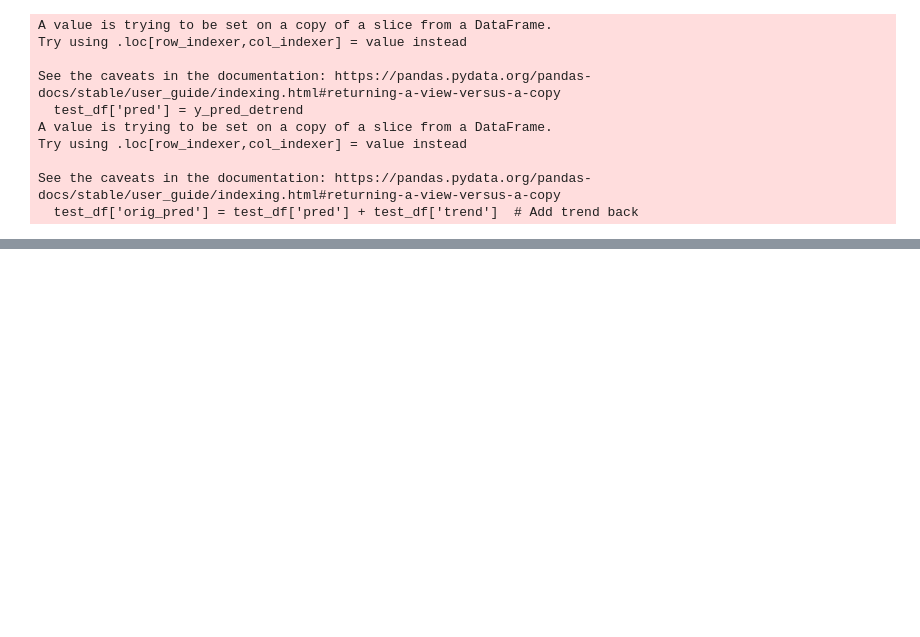
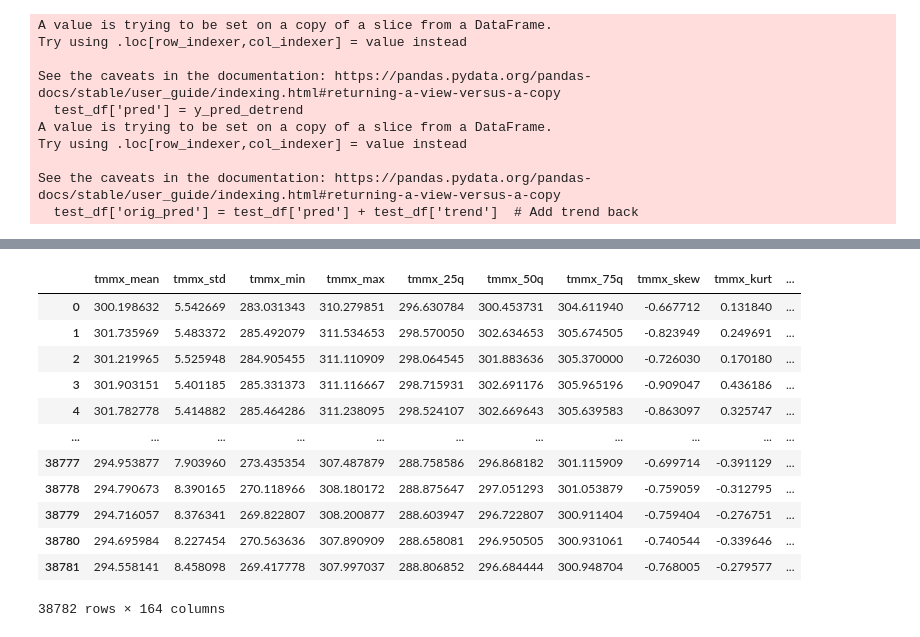
Before and after one commit to shrey-gupta/soil-land-crop, a Jupyter notebook: gridMET.ipynb, the cells around one changed output, grey strips where cells are left out. Drawn from its saved outputs; the diff is of its cells as text; code cells hidden in the pictures; blank space fills up the shorter version.

```diff
--- a/gridMET.ipynb
+++ b/gridMET.ipynb
@@ -1754,0 +1897,27 @@ See the caveats in the documentation: https://pandas.pydata.org/pandas-docs/stab
+# %%
+df_yield = gridMET_hz_data[['id2', 'year', 'yield']].sort_values(['id2', 'year'])
+
+df_yield['yield_prev_year'] = df_yield.groupby('id2')['yield'].shift(1)
+df_yield['yield_5yr_mean'] = df_yield.groupby('id2')['yield'].shift(1).rolling(5, min_periods=1).mean().reset_index(0, drop=True)
+df_yield['yield_min'] = df_yield.groupby('id2')['yield'].transform(lambda x: x.shift(1).expanding().min())
+df_yield['yield_max'] = df_yield.groupby('id2')['yield'].transform(lambda x: x.shift(1).expanding().max())
+df_yield['yield_std'] = df_yield.groupby('id2')['yield'].transform(lambda x: x.shift(1).expanding().std())
+df_yield['yield_mean'] = df_yield.groupby('id2')['yield'].transform(lambda x: x.shift(1).expanding().mean())
+
+def add_yield_trend(group):
+    proj = []
+    for _, row in group.iterrows():
+        past = group[group['year'] < row['year']]
+        if len(past) >= 3:
+            slope, intercept = np.polyfit(past['year'], past['yield'], 1)
+            proj.append(slope * row['year'] + intercept)
+        else:
+            proj.append(np.nan)
+    group['yield_trend_pred'] = proj
+    return group
+
+df_yield = df_yield.groupby('id2', group_keys=False).apply(add_yield_trend)
+# %%
+final_df = features_reduced.merge(df_yield.drop(columns='yield'), on=['id2', 'year'], how='left')
+# %%
+final_df_curated = final_df[final_df['year'] >= 1985]
@@ -1754,0 +2005,23 @@ See the caveats in the documentation: https://pandas.pydata.org/pandas-docs/stab
+# %%
+#### When detrending takes place
+
+all_years = sorted(df_yield['year'].unique())
+# df_yield_detrended = county_detrend_func_hist(df_yield, all_years)
+df_yield_detrended = county_detrend_func_loess_hist(df_yield, all_years)
+final_detrend_df = final_df_curated.merge(df_yield_detrended.drop(columns='yield'), on=['id2', 'year'], how='left')
+# %%
+final_detrend_df
+# %% [output]
+|  | tmmx_mean | tmmx_std | tmmx_min | tmmx_max | tmmx_25q | tmmx_50q | tmmx_75q | tmmx_skew | tmmx_kurt | ... |
+| 0 | 300.198632 | 5.542669 | 283.031343 | 310.279851 | 296.630784 | 300.453731 | 304.611940 | -0.667712 | 0.131840 | ... |
+| 1 | 301.735969 | 5.483372 | 285.492079 | 311.534653 | 298.570050 | 302.634653 | 305.674505 | -0.823949 | 0.249691 | ... |
+| 2 | 301.219965 | 5.525948 | 284.905455 | 311.110909 | 298.064545 | 301.883636 | 305.370000 | -0.726030 | 0.170180 | ... |
+| 3 | 301.903151 | 5.401185 | 285.331373 | 311.116667 | 298.715931 | 302.691176 | 305.965196 | -0.909047 | 0.436186 | ... |
+| 4 | 301.782778 | 5.414882 | 285.464286 | 311.238095 | 298.524107 | 302.669643 | 305.639583 | -0.863097 | 0.325747 | ... |
+| ... | ... | ... | ... | ... | ... | ... | ... | ... | ... | ... |
+| 38777 | 294.953877 | 7.903960 | 273.435354 | 307.487879 | 288.758586 | 296.868182 | 301.115909 | -0.699714 | -0.391129 | ... |
+| 38778 | 294.790673 | 8.390165 | 270.118966 | 308.180172 | 288.875647 | 297.051293 | 301.053879 | -0.759059 | -0.312795 | ... |
+| 38779 | 294.716057 | 8.376341 | 269.822807 | 308.200877 | 288.603947 | 296.722807 | 300.911404 | -0.759404 | -0.276751 | ... |
+| 38780 | 294.695984 | 8.227454 | 270.563636 | 307.890909 | 288.658081 | 296.950505 | 300.931061 | -0.740544 | -0.339646 | ... |
+| 38781 | 294.558141 | 8.458098 | 269.417778 | 307.997037 | 288.806852 | 296.684444 | 300.948704 | -0.768005 | -0.279577 | ... |
+38782 rows × 164 columns
```
Also changed, not shown: parts of 28 cells of this notebook, 2 other files.
